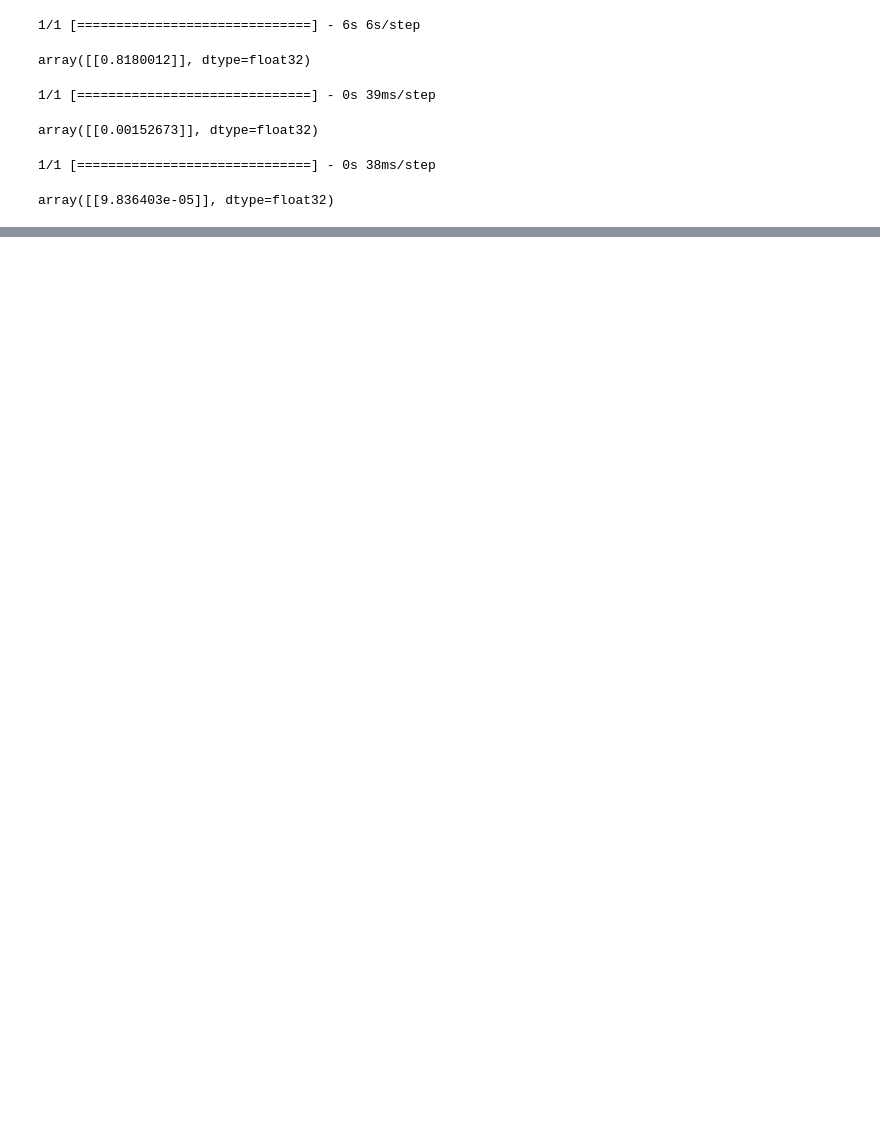
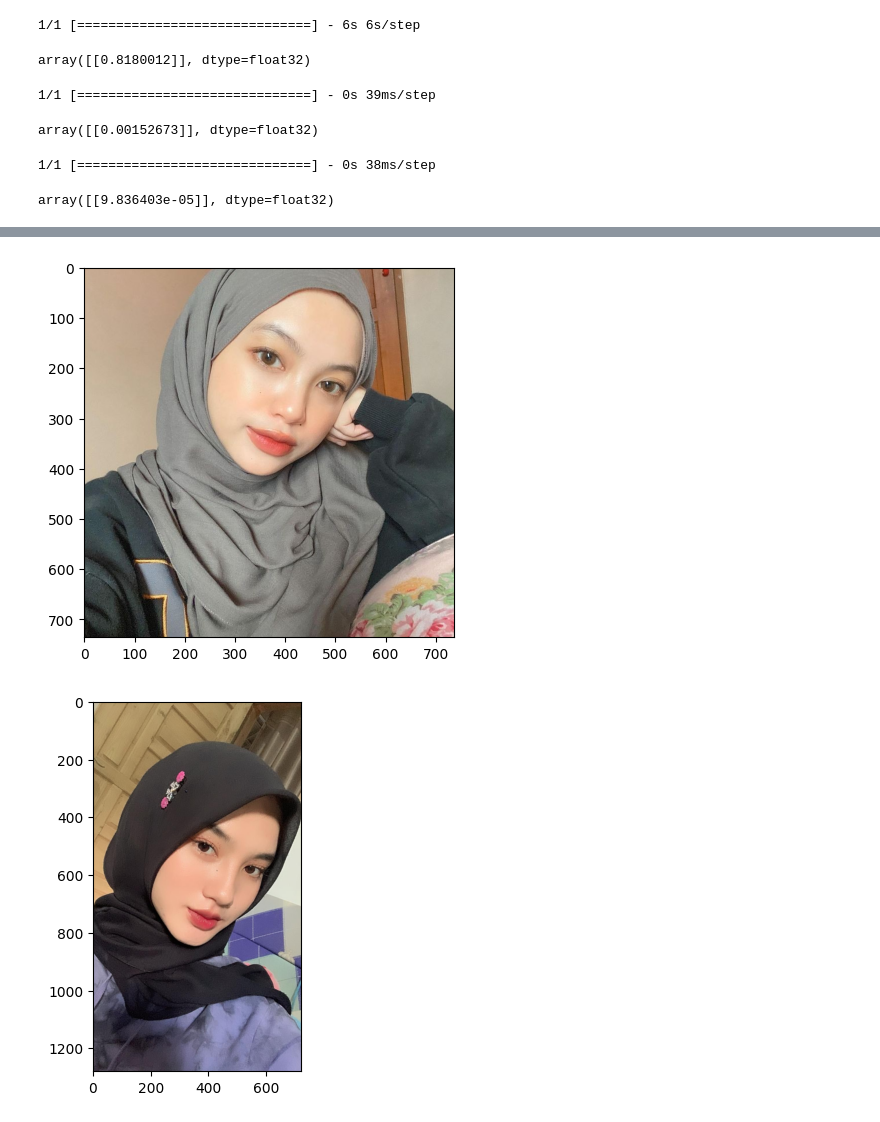
Before and after one commit to Kelniteru/MasGanjar, a Jupyter notebook: nada.ipynb, the cells around one changed output, grey strips where cells are left out. Drawn from its saved outputs; the diff is of its cells as text; code cells hidden in the pictures; blank space fills up the shorter version.

```diff
--- a/nada.ipynb
+++ b/nada.ipynb
@@ -207,0 +222,4 @@ array([[9.836403e-05]], dtype=float32)
+# %%
+t = "/content/image/Pria/pria (102).jpg"
+
+output(t)
@@ -207,0 +229,13 @@ array([[9.836403e-05]], dtype=float32)
+# %%
+import matplotlib.pyplot as plt
+
+import matplotlib.image as mpimg
+
+for img in os.listdir(os.path.join(rooter, "Perempuan"))[:5]:
+  t = os.path.join(rooter, os.path.join("Perempuan", img))
+  img = mpimg.imread(t)
+  plt.imshow(img)
+  plt.show()
+# %% [output]
+[figure, added]
+[figure, added]
```
Also changed, not shown: parts of 4 cells of this notebook.
